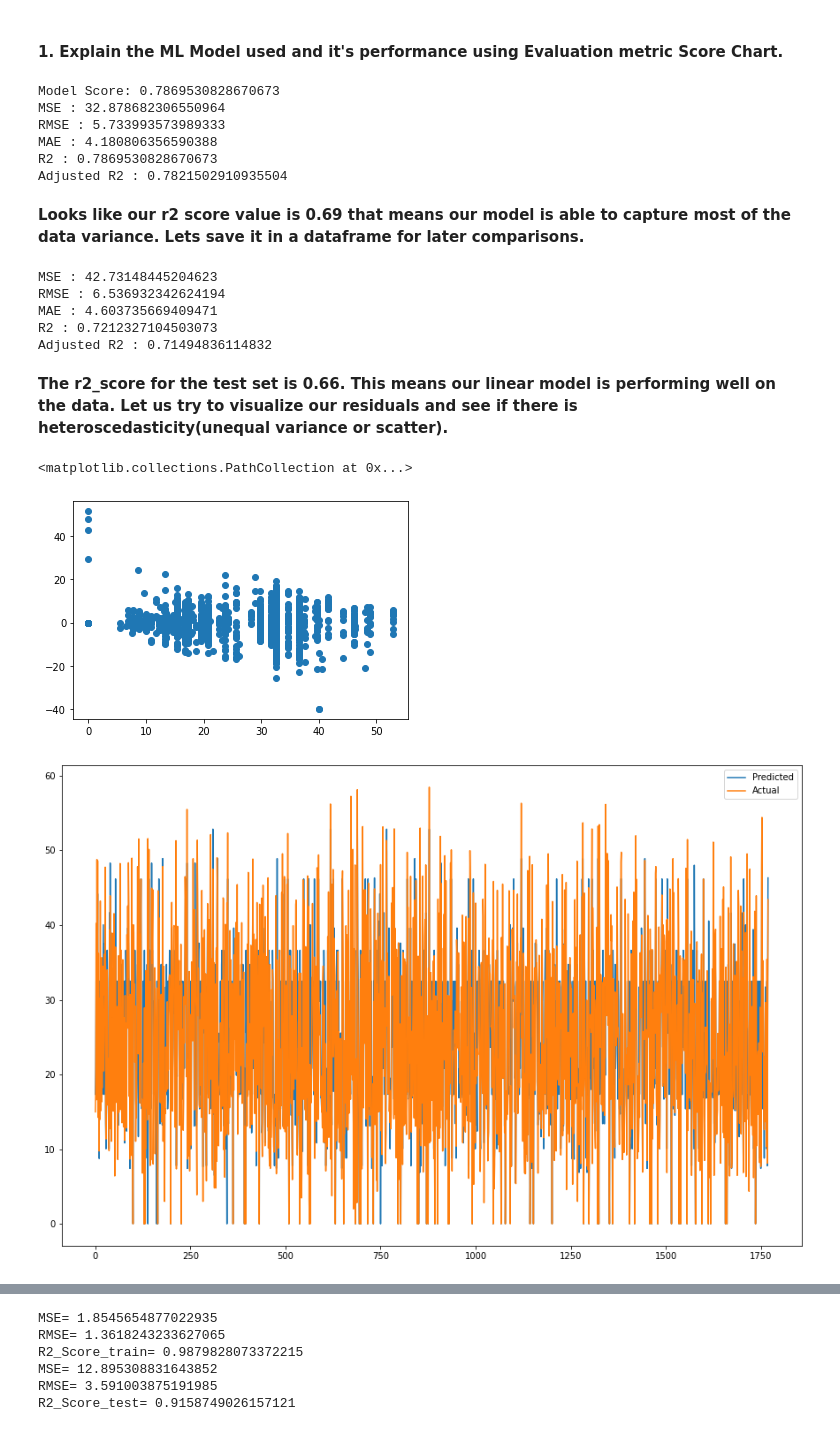
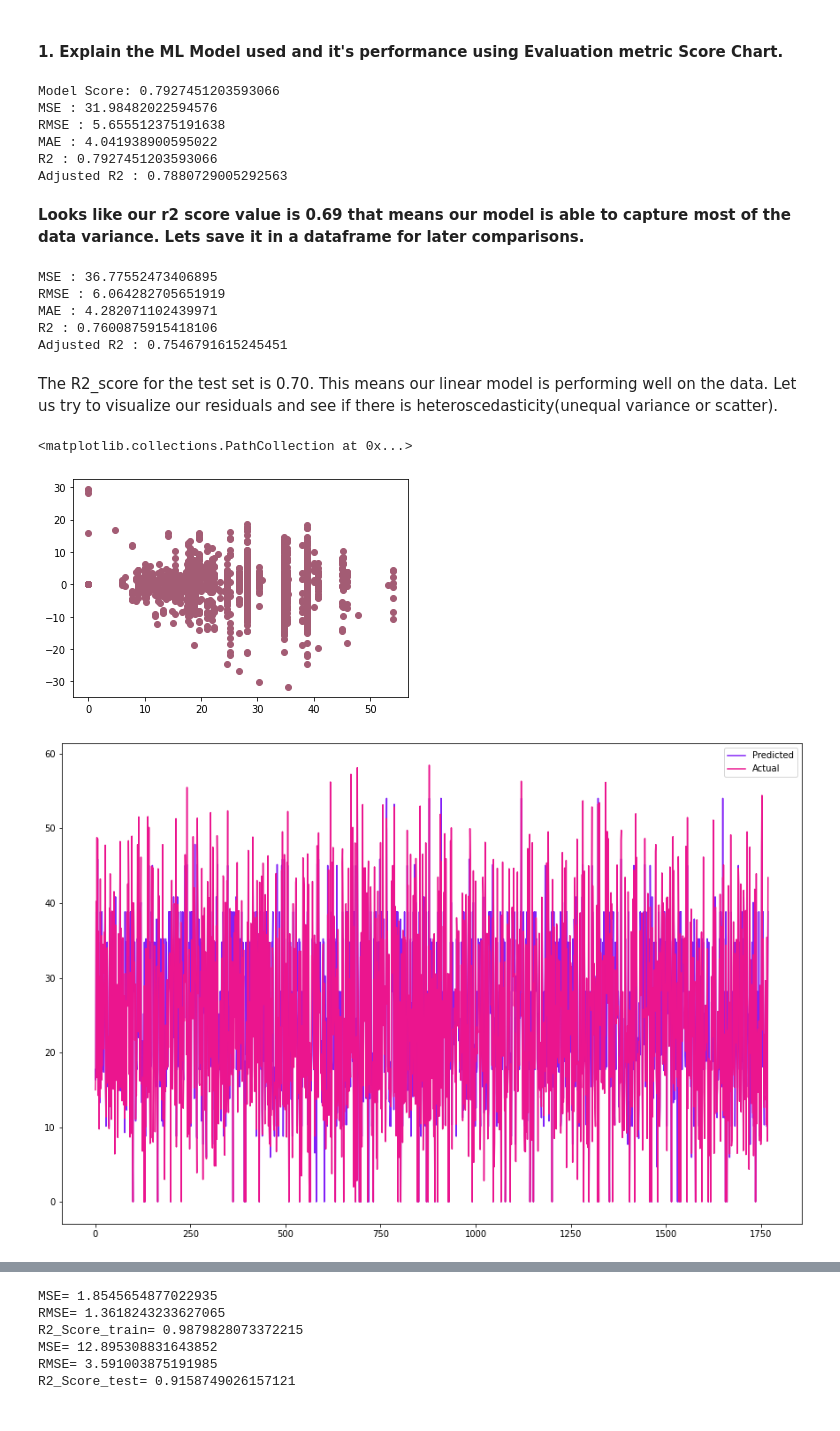
Before and after one commit to divyakedia/Rented-Bike-Demand-Prediction-Seoul-, a Jupyter notebook: Bike_Prediction_Demand_Capstone_Project.ipynb, the cells around one changed output, grey strips where cells are left out. Saved outputs shown, nothing was run; the diff lists cells and outputs as text; code cells hidden in the pictures.

```diff
--- a/Bike_Prediction_Demand_Capstone_Project.ipynb
+++ b/Bike_Prediction_Demand_Capstone_Project.ipynb
@@ -125,7 +125,7 @@ drive.mount('/content/drive')
 # %% [output]
 Drive already mounted at /content/drive; to attempt to forcibly remount, call drive.mount("/content/drive", force_remount=True).
 # %%
-df = pd.read_csv('/content/drive/MyDrive/Regression Capstone Project/SeoulBikeData.csv',encoding = "ISO-8859-1")
+df = pd.read_csv('/content/drive/MyDrive/ml regression project bike sharing  data/SeoulBikeData.csv',encoding = "ISO-8859-1")
 # %% [markdown]
 ### Dataset First View
 # %%
@@ -1877,12 +1817,12 @@ print("R2 :",r2_d)
 Adjusted_R2_d=(1-(1-r2_score(y_train, y_pred_train_d))*((X_test.shape[0]-1)/(X_test.shape[0]-X_test.shape[1]-1)) )
 print("Adjusted R2 :",1-(1-r2_score(y_train, y_pred_train_d))*((X_test.shape[0]-1)/(X_test.shape[0]-X_test.shape[1]-1)) )
 # %% [output]
-Model Score: 0.7869530828670673
-MSE : 32.878682306550964
-RMSE : 5.733993573989333
-MAE : 4.180806356590388
-R2 : 0.7869530828670673
-Adjusted R2 : 0.7821502910935504
+Model Score: 0.7927451203593066
+MSE : 31.98482022594576
+RMSE : 5.655512375191638
+MAE : 4.041938900595022
+R2 : 0.7927451203593066
+Adjusted R2 : 0.7880729005292563
 # %% [markdown]
 **Looks like our r2 score value is 0.69 that means our model is  able to capture most of the data variance. Lets save it in a dataframe for later comparisons.**
 # %%
@@ -1920,13 +1860,13 @@ print("R2 :",r2_d)
 Adjusted_R2_d=(1-(1-r2_score((y_test), (y_pred_test_d)))*((X_test.shape[0]-1)/(X_test.shape[0]-X_test.shape[1]-1)) )
 print("Adjusted R2 :",1-(1-r2_score((y_test), (y_pred_test_d)))*((X_test.shape[0]-1)/(X_test.shape[0]-X_test.shape[1]-1)) )
 # %% [output]
-MSE : 42.73148445204623
-RMSE : 6.536932342624194
-MAE : 4.603735669409471
-R2 : 0.7212327104503073
-Adjusted R2 : 0.71494836114832
+MSE : 36.77552473406895
+RMSE : 6.064282705651919
+MAE : 4.282071102439971
+R2 : 0.7600875915418106
+Adjusted R2 : 0.7546791615245451
 # %% [markdown]
-**The r2_score for the test set is 0.66. This means our linear model is  performing well on the data. Let us try to visualize our residuals and see if there is heteroscedasticity(unequal variance or scatter).**
+The R2_score for the test set is 0.70. This means our linear model is  performing well on the data. Let us try to visualize our residuals and see if there is heteroscedasticity(unequal variance or scatter).
 # %%
 # storing the test set metrics value in a dataframe for later comparison
 dict2={'Model':'Dicision tree regression ',
@@ -1939,16 +1879,16 @@ dict2={'Model':'Dicision tree regression ',
 test_df=test_df.append(dict2,ignore_index=True)
 # %%
 ### Heteroscadacity
-plt.scatter((y_pred_test_d),(y_test)-(y_pred_test_d))
+plt.scatter((y_pred_test_d),(y_test)-(y_pred_test_d), color = "#a35c74")
 # %% [output]
 <matplotlib.collections.PathCollection at 0x...>
-[figure, old version]
+[figure, new version]
 # %%
 #Plot the figure
 plt.figure(figsize=(15,10))
-plt.plot((np.array(y_pred_test_d)))
-plt.plot(np.array((y_test)))
+plt.plot((np.array(y_pred_test_d)),color = "#8120f7")
+plt.plot(np.array((y_test)), color = "#eb158e")
 plt.legend(["Predicted","Actual"])
 plt.show()
 # %% [output]
-[figure, old version]
+[figure, new version]
```
Also changed, not shown: parts of 143 cells of this notebook.
